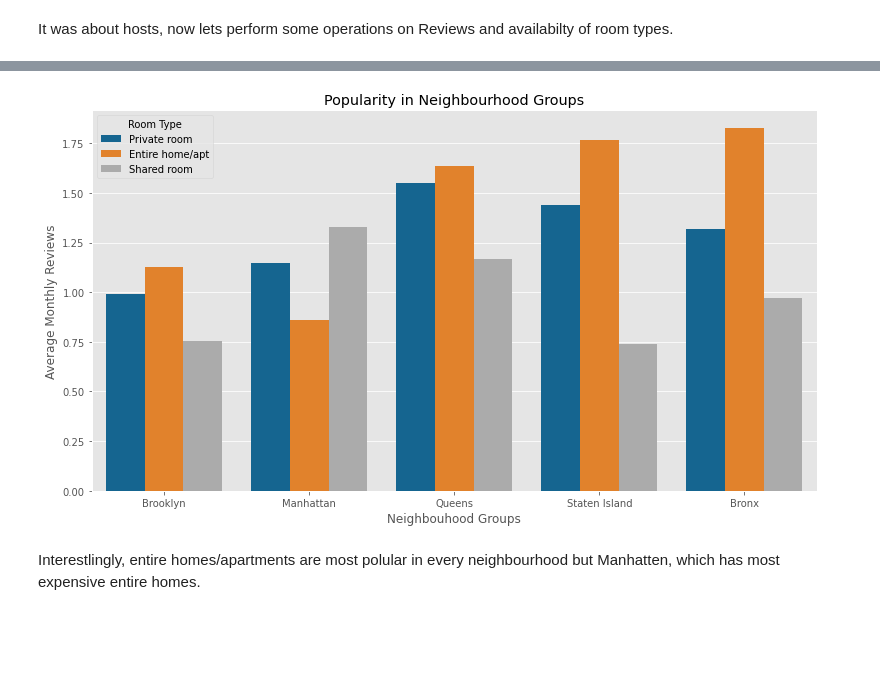
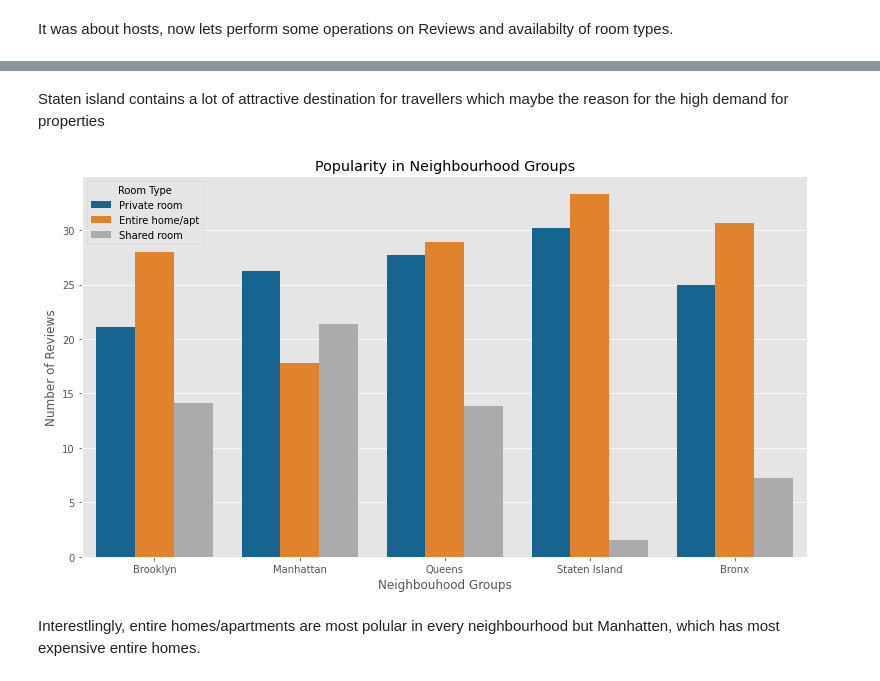
Before and after one commit to aaravpanchal/Ted-Talk-Views-Prediction-, a Jupyter notebook: EDA_AIRBNB_NYC_2019.ipynb, the cells around one changed output, grey strips where cells are left out. Saved outputs shown, nothing was run; the diff lists cells and outputs as text; code cells hidden in the pictures; blank space fills up the shorter version.

```diff
--- a/EDA_AIRBNB_NYC_2019.ipynb
+++ b/EDA_AIRBNB_NYC_2019.ipynb
@@ -272,3 +274,9 @@ Text(0.5, 0, 'Average Minimum Nights Hosted')
 [figure]
 # %% [markdown]
 Manhatten has the maximum number of bussiest host top 10 list.
+# %%
+newdf.plot.scatter(x='calculated_host_listings_count', y='number_of_reviews',c='DarkBlue', figsize=(13, 7),
+                              title = "Host Listing Count vs Number of reviews")
+plt.style.use('tableau-colorblind10')
+plt.ylabel("Number of Reviews")
+plt.xlabel("Total Listings of Host")
@@ -274,0 +290,7 @@ Manhatten has the maximum number of bussiest host top 10 list.
+# %%
+#Host Listing Count vs Price
+newdf.plot.scatter(x='calculated_host_listings_count', y='price',c='DarkBlue', figsize=(13, 7),
+                              title = "Host Listing Count vs Price")
+plt.style.use('tableau-colorblind10')
+plt.ylabel("Number of Reviews")
+plt.xlabel("Total Listings of Host")
@@ -277,15 +315,17 @@ It was about hosts, now lets perform some operations on Reviews and availabilty
+# %% [markdown]
+Staten island contains a lot of attractive destination for travellers which maybe the reason for the high demand for properties
 # %%
 #popularity in neighbourhood groups
 plt.figure(figsize=(13,7))
 plt.title("Room Type on Neighbourhood Group")
-sns.barplot(x = 'neighbourhood_group', y = 'reviews_per_month',hue= "room_type",ci=None, data = newdf)
+sns.barplot(x = 'neighbourhood_group', y = 'number_of_reviews',hue= "room_type",ci=None, data = newdf)
 plt.title("Popularity in Neighbourhood Groups")
-plt.ylabel("Average Monthly Reviews")
+plt.ylabel("Number of Reviews")
 plt.xlabel("Neighbouhood Groups")
 plt.legend(title='Room Type')
 plt.show()
 # %% [output]
-[figure, old version]
+[figure, new version]
 # %% [markdown]
 Interestlingly, entire homes/apartments are most polular in every neighbourhood but Manhatten, which has most expensive entire homes.
 # %%
```
Also changed, not shown: parts of 12 cells of this notebook.
